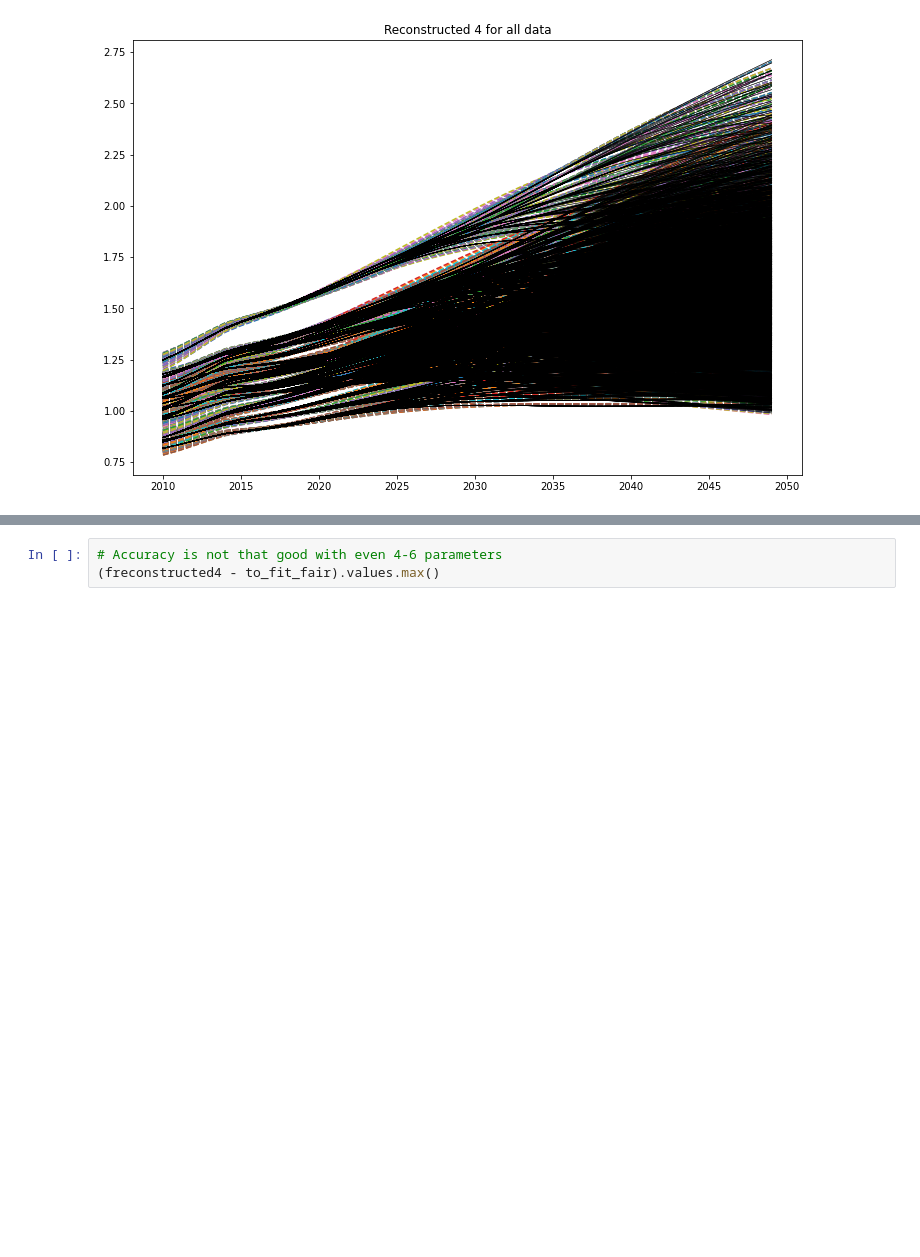
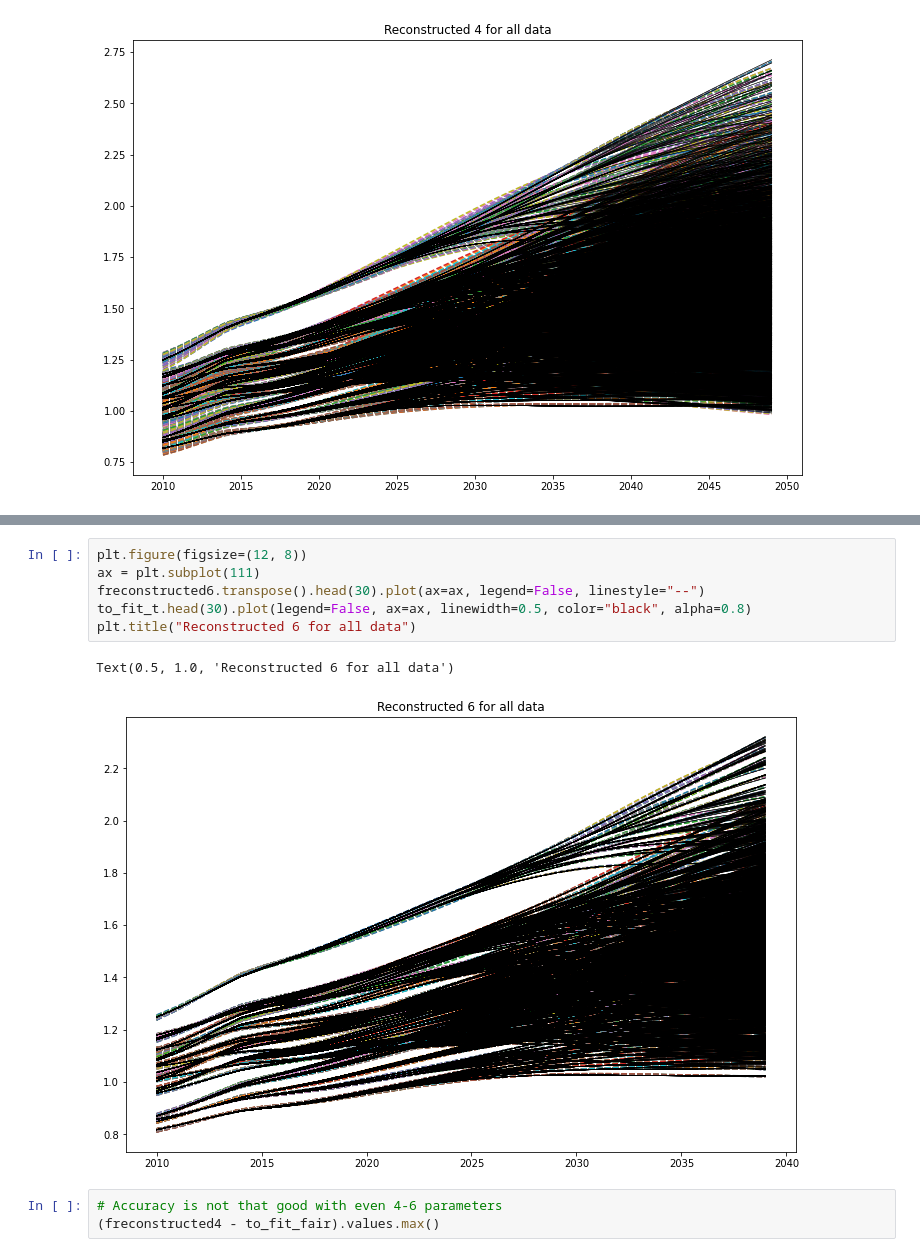
Before and after one commit to Rlamboll/PROVIDEemissions, a Jupyter notebook: notebooks/CompressPathways.ipynb, the cells around one changed output, grey strips where cells are left out. Cells and saved outputs as stored; diff of their text form; blank space fills up the shorter version.

```diff
--- a/notebooks/CompressPathways.ipynb
+++ b/notebooks/CompressPathways.ipynb
@@ -324,3 +323,12 @@ Text(0.5, 1.0, 'Reconstructed 5 for all data')
+# %%
+plt.figure(figsize=(12, 8))
+ax = plt.subplot(111)
+freconstructed6.transpose().head(30).plot(ax=ax, legend=False, linestyle="--")
+to_fit_t.head(30).plot(legend=False, ax=ax, linewidth=0.5, color="black", alpha=0.8)
+plt.title("Reconstructed 6 for all data")
+# %% [output]
+Text(0.5, 1.0, 'Reconstructed 6 for all data')
+[figure, added]
 # %%
 # Accuracy is not that good with even 4-6 parameters
 (freconstructed4 - to_fit_fair).values.max()
```
Also changed, not shown: parts of 39 cells of this notebook.
